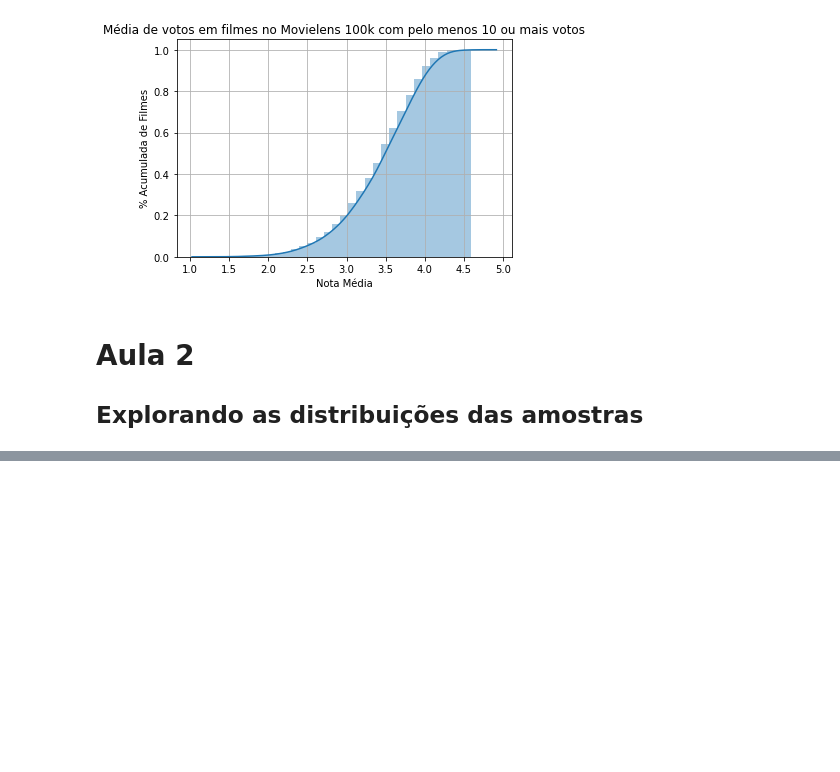
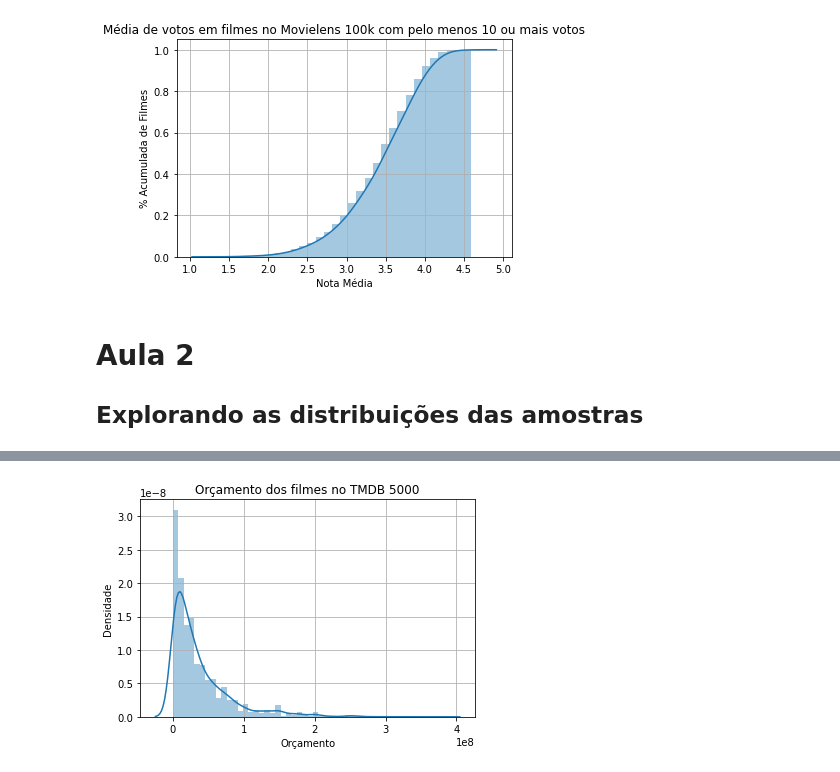
Before and after one commit to Julio-Cezar-Candido/Curso-Data-Science-Introducao-a-testes-estatisticos-com-Python, a Jupyter notebook: Aulas.ipynb, the cells around one changed output, grey strips where cells are left out. Drawn from its saved outputs; the diff is of its cells as text; code cells hidden in the pictures; blank space fills up the shorter version.

```diff
--- a/Aulas.ipynb
+++ b/Aulas.ipynb
@@ -186,0 +217,7 @@ ax.grid(True)
+# %%
+ax = sns.distplot(tmdb.query('budget > 0').budget, kde=True)
+ax.set(xlabel='Orçamento', ylabel='Densidade')
+ax.set_title('Orçamento dos filmes no TMDB 5000')
+ax.grid(True)
+# %% [output]
+[figure, added]
```
Also changed, not shown: parts of 44 cells of this notebook.
